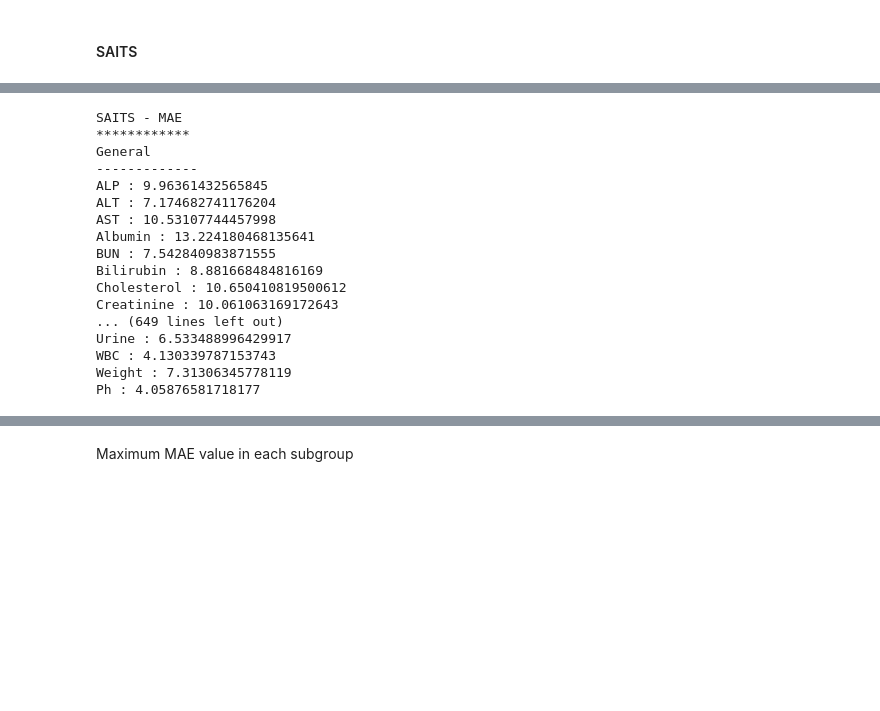
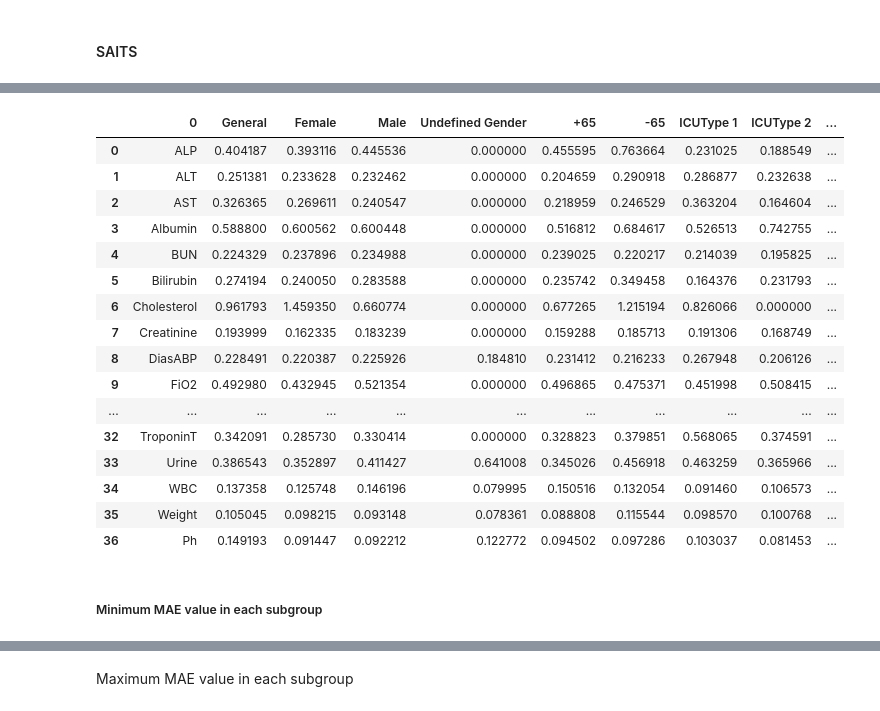
Before and after one commit to IoTDataAtelier/missingdata, a Jupyter notebook: mae/mean_absolute_error_per_variable_by_demographics copy.ipynb, the cells around one changed output, grey strips where cells are left out. Saved outputs shown, nothing was run; the diff lists cells and outputs as text; code cells hidden in the pictures; blank space fills up the shorter version.

Commit message:
Running Standard and minmax together

```diff
--- a/mae/mean_absolute_error_per_variable_by_demographics copy.ipynb
+++ b/mae/mean_absolute_error_per_variable_by_demographics copy.ipynb
@@ -544,7 +635,7 @@ saits.fit(train_set=dataset_for_training_minmax, val_set=dataset_for_validating_
 # %% [markdown]
 <h4> Load - Standard Scaler </h4>
 # %%
-saits.load("tutorial_results/imputation/saits/standard_scaler/SAITS.pypots")
+saits_standard.load("tutorial_results/imputation/saits/standard_scaler/SAITS.pypots")
 # %% [markdown]
 <h4> Load - Min/Max Scaler </h4>
 # %%
@@ -716,6 +807,6 @@ mrnn.load("tutorial_results/imputation/mrnn/20250205_T221050/MRNN.pypots")
 # %% [markdown]
 #### Standard Scaler
 # %%
-saits_imputation = toolkits.model_imputation(dataset_for_testing_standard, saits)
-saits_imputation = toolkits.pre_reshape(saits_imputation)
-saits_imputation = toolkits.reshape_variable(saits_imputation)
+saits_imputation_standard = toolkits.model_imputation(dataset_for_testing_standard, saits_standard)
+saits_imputation_standard = toolkits.pre_reshape(saits_imputation_standard)
+saits_imputation_standard = toolkits.reshape_variable(saits_imputation_standard)
@@ -854,4 +941,4 @@ for i in range(len(mrnn_imputation_variable)):
 # %% [markdown]
 #### Standard scaler
 # %%
-testing_mae_saits_variables_standard = toolkits.calculate_mae(saits_imputation, test_X_ori_variable_standard, indicating_mask_variable_standard)
+testing_mae_saits_variables_standard = toolkits.calculate_mae(saits_imputation_standard, test_X_ori_variable_standard, indicating_mask_variable_standard)
@@ -988,26 +1061,24 @@ Ph : 0.03728827102996772
-# %%
-print("SAITS - MAE")
-print("************")
-for i in range(len(subgroups)):
-    print(subgroups[i])
-    print("-------------")
-    for j in range(len(variables)):
-        print(variables[j], ":" ,testing_mae_saits_append_subgroups_ori[i][j])
-# %% [output]
-SAITS - MAE
-************
-General
--------------
-ALP : 9.96361432565845
-ALT : 7.174682741176204
-AST : 10.53107744457998
-Albumin : 13.224180468135641
-BUN : 7.542840983871555
-Bilirubin : 8.881668484816169
-Cholesterol : 10.650410819500612
-Creatinine : 10.061063169172643
-... (649 lines left out)
-Urine : 6.533488996429917
-WBC : 4.130339787153743
-Weight : 7.31306345778119
-Ph : 4.05876581718177
+# %%
+df_saits_mae_standard = toolkits.create_table(testing_mae_saits_variables_standard, subgroups, variables)
+# %%
+df_saits_mae_standard
+# %% [output]
+|  | 0 | General | Female | Male | Undefined Gender | +65 | -65 | ICUType 1 | ICUType 2 | ... |
+| 0 | ALP | 0.404187 | 0.393116 | 0.445536 | 0.000000 | 0.455595 | 0.763664 | 0.231025 | 0.188549 | ... |
+| 1 | ALT | 0.251381 | 0.233628 | 0.232462 | 0.000000 | 0.204659 | 0.290918 | 0.286877 | 0.232638 | ... |
+| 2 | AST | 0.326365 | 0.269611 | 0.240547 | 0.000000 | 0.218959 | 0.246529 | 0.363204 | 0.164604 | ... |
+| 3 | Albumin | 0.588800 | 0.600562 | 0.600448 | 0.000000 | 0.516812 | 0.684617 | 0.526513 | 0.742755 | ... |
+| 4 | BUN | 0.224329 | 0.237896 | 0.234988 | 0.000000 | 0.239025 | 0.220217 | 0.214039 | 0.195825 | ... |
+| 5 | Bilirubin | 0.274194 | 0.240050 | 0.283588 | 0.000000 | 0.235742 | 0.349458 | 0.164376 | 0.231793 | ... |
+| 6 | Cholesterol | 0.961793 | 1.459350 | 0.660774 | 0.000000 | 0.677265 | 1.215194 | 0.826066 | 0.000000 | ... |
+| 7 | Creatinine | 0.193999 | 0.162335 | 0.183239 | 0.000000 | 0.159288 | 0.185713 | 0.191306 | 0.168749 | ... |
+| 8 | DiasABP | 0.228491 | 0.220387 | 0.225926 | 0.184810 | 0.231412 | 0.216233 | 0.267948 | 0.206126 | ... |
+| 9 | FiO2 | 0.492980 | 0.432945 | 0.521354 | 0.000000 | 0.496865 | 0.475371 | 0.451998 | 0.508415 | ... |
+| ... | ... | ... | ... | ... | ... | ... | ... | ... | ... | ... |
+| 32 | TroponinT | 0.342091 | 0.285730 | 0.330414 | 0.000000 | 0.328823 | 0.379851 | 0.568065 | 0.374591 | ... |
+| 33 | Urine | 0.386543 | 0.352897 | 0.411427 | 0.641008 | 0.345026 | 0.456918 | 0.463259 | 0.365966 | ... |
+| 34 | WBC | 0.137358 | 0.125748 | 0.146196 | 0.079995 | 0.150516 | 0.132054 | 0.091460 | 0.106573 | ... |
+| 35 | Weight | 0.105045 | 0.098215 | 0.093148 | 0.078361 | 0.088808 | 0.115544 | 0.098570 | 0.100768 | ... |
+| 36 | Ph | 0.149193 | 0.091447 | 0.092212 | 0.122772 | 0.094502 | 0.097286 | 0.103037 | 0.081453 | ... |
+# %% [markdown]
+<h5>Minimum MAE value in each subgroup</h5>
```
Also changed, not shown: parts of 43 cells of this notebook, 20 other files.
